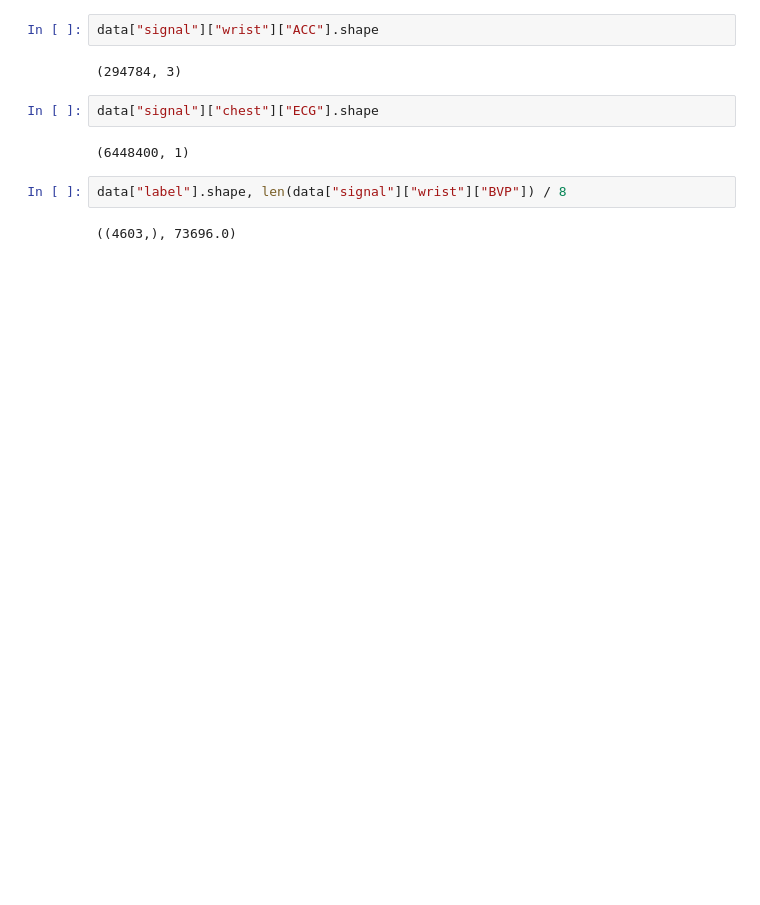
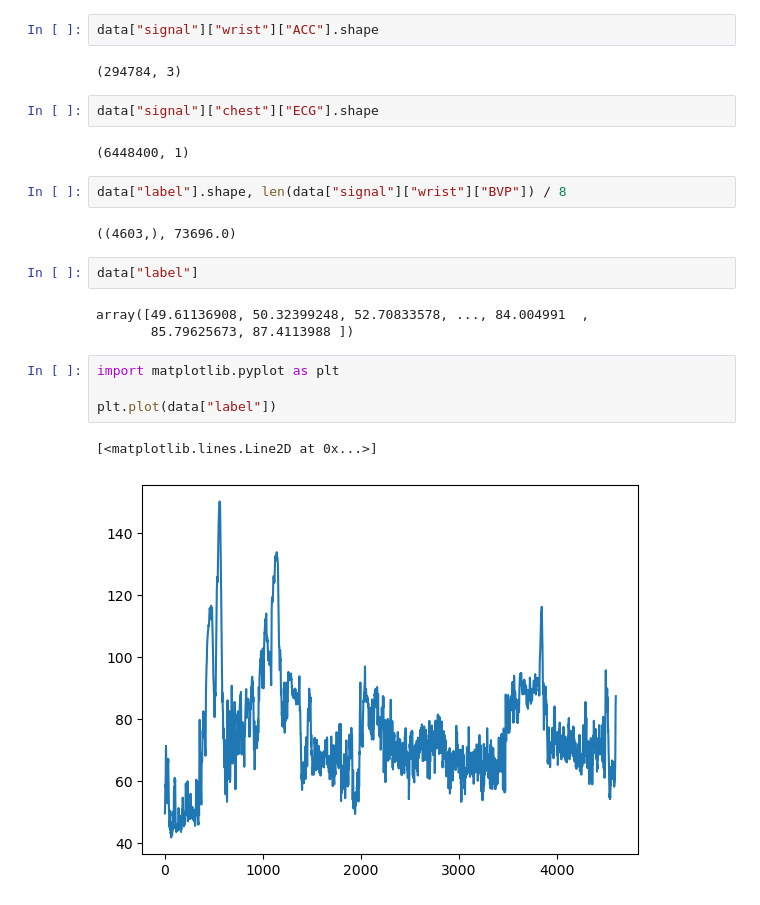
Before and after one commit to mdaudsheikh/KID-PPG, a Jupyter notebook: src/ppg_to_hr_notebook.ipynb, the cells around one changed output. Saved outputs shown, nothing was run; the diff lists cells and outputs as text; blank space fills up the shorter version.

```diff
--- a/src/ppg_to_hr_notebook.ipynb
+++ b/src/ppg_to_hr_notebook.ipynb
@@ -58,3 +62,15 @@ data["signal"]["chest"]["ECG"].shape
 data["label"].shape, len(data["signal"]["wrist"]["BVP"]) / 8
 # %% [output]
 ((4603,), 73696.0)
+# %%
+data["label"]
+# %% [output]
+array([49.61136908, 50.32399248, 52.70833578, ..., 84.004991  ,
+       85.79625673, 87.4113988 ])
+# %%
+import matplotlib.pyplot as plt
+
+plt.plot(data["label"])
+# %% [output]
+[<matplotlib.lines.Line2D at 0x...>]
+[figure, added]
```
Also changed, not shown: parts of 5 cells of this notebook, 8 other files.
